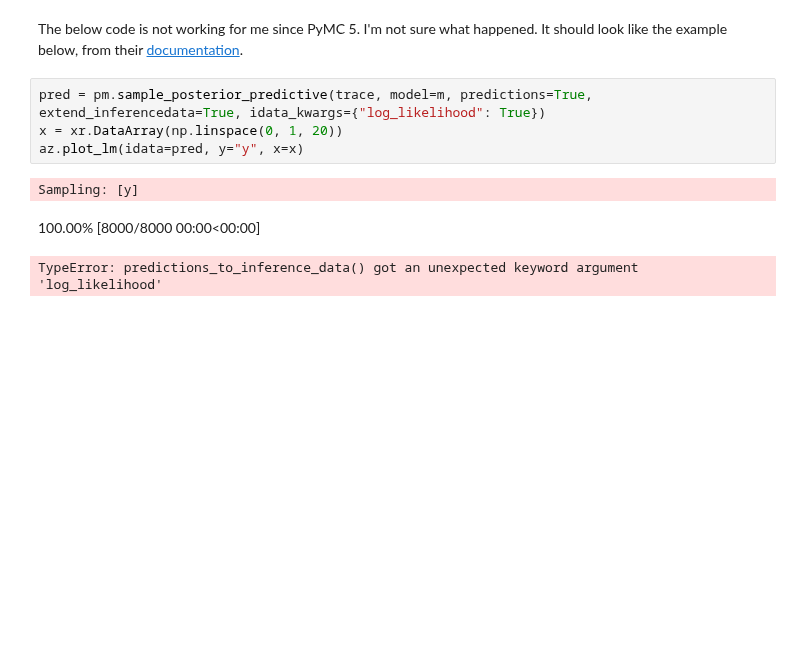
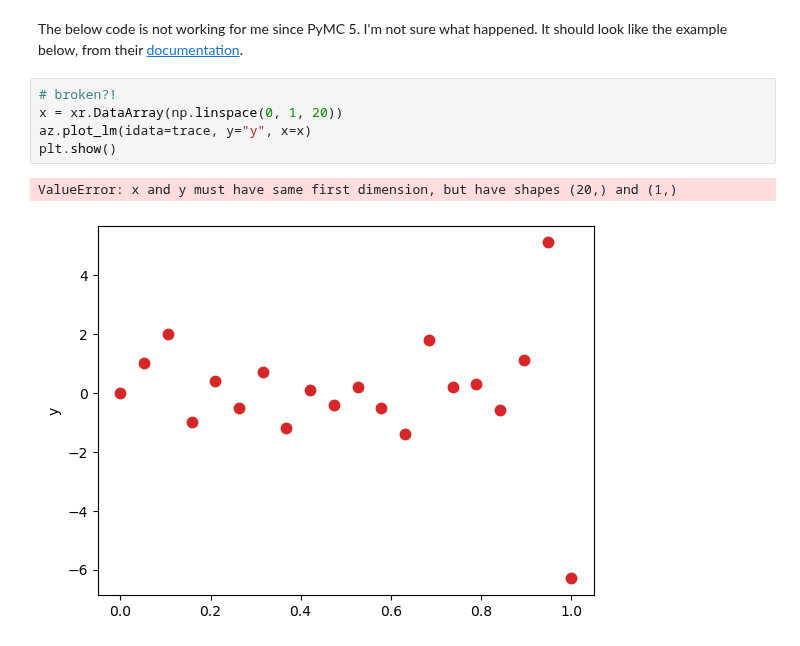
Before and after one commit to areding/6420-pymc, a Jupyter notebook: _sources/unit9/Unit9-cumulative2.ipynb, the cells around one changed output. Cells and saved outputs as stored; diff of their text form; blank space fills up the shorter version.

```diff
--- a/_sources/unit9/Unit9-cumulative2.ipynb
+++ b/_sources/unit9/Unit9-cumulative2.ipynb
@@ -82,11 +132,11 @@ plt.show()
 # %% [markdown]
 The below code is not working for me since PyMC 5. I'm not sure what happened. It should look like the example below, from their [documentation](https://python.arviz.org/en/v0.15.1/api/generated/arviz.plot_lm.html).
 # %%
-pred = pm.sample_posterior_predictive(trace, model=m, predictions=True, extend_inferencedata=True, idata_kwargs={"log_likelihood": True})
+# broken?!
 x = xr.DataArray(np.linspace(0, 1, 20))
-az.plot_lm(idata=pred, y="y", x=x)
+az.plot_lm(idata=trace, y="y", x=x)
+plt.show()
 # %% [output]
-Sampling: [y]
+ValueError: x and y must have same first dimension, but have shapes (20,) and (1,)
-100.00% [8000/8000 00:00<00:00]
-TypeError: predictions_to_inference_data() got an unexpected keyword argument 'log_likelihood'
+[figure, added]
 # %%
```
Also changed, not shown: parts of 16 cells of this notebook, 12 other files.
